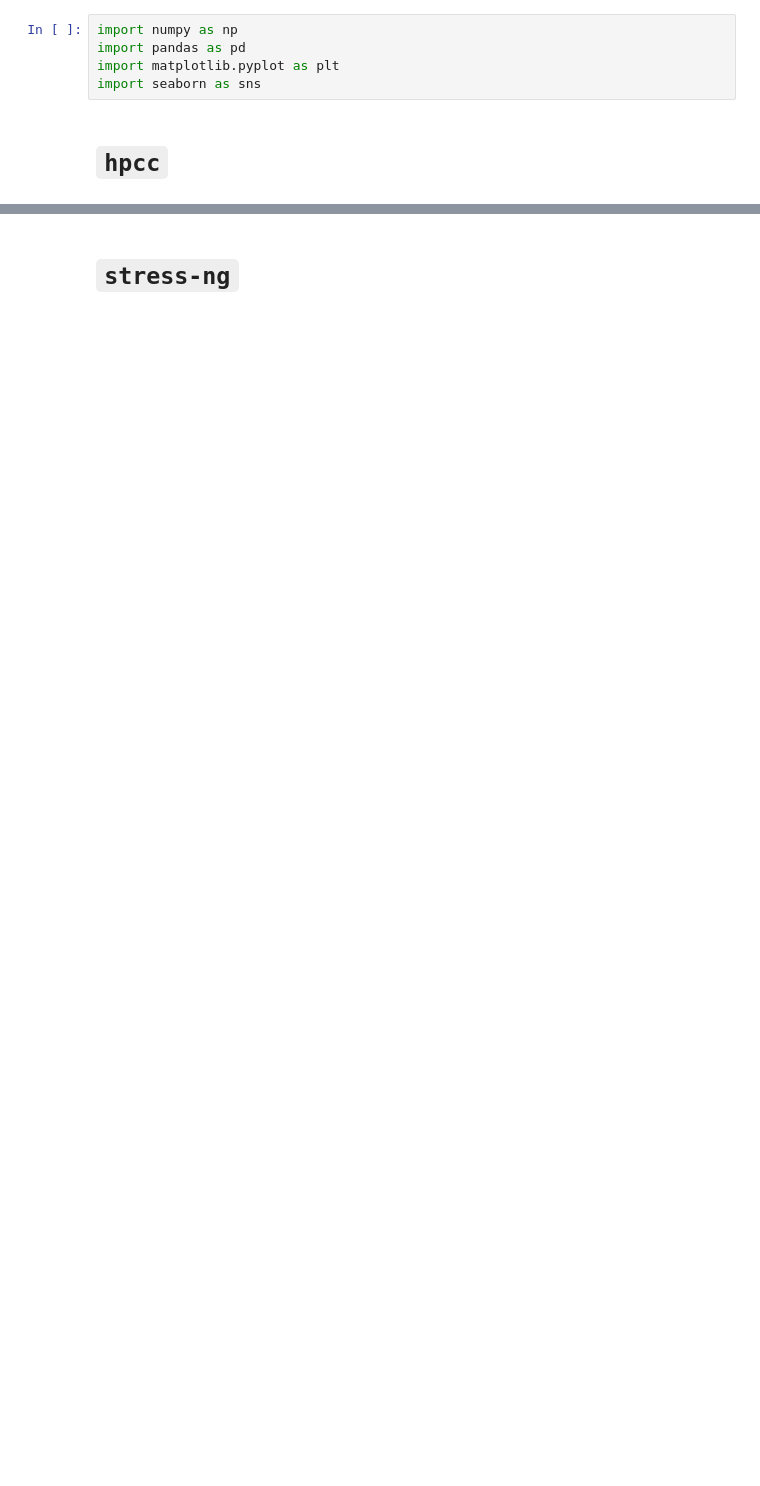
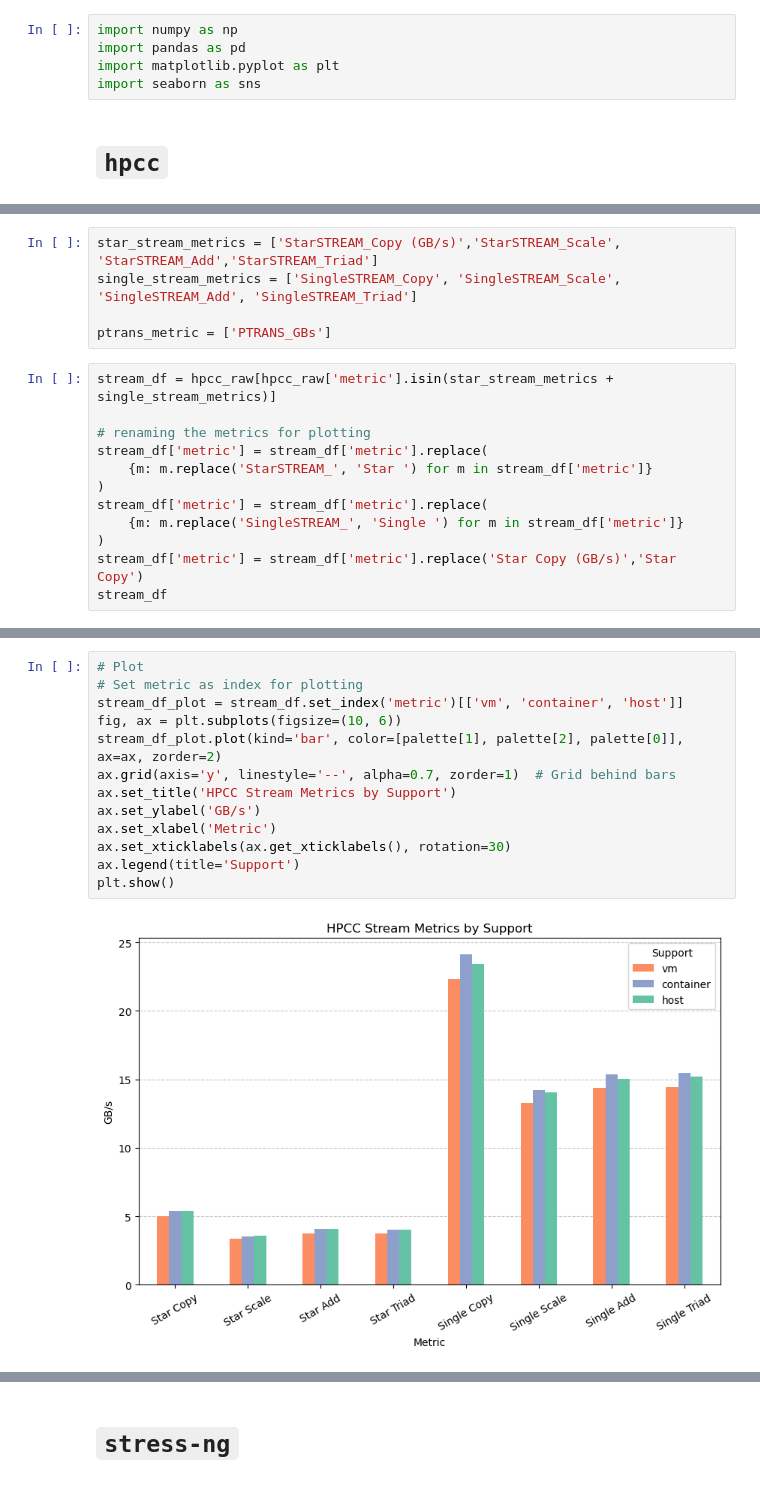
Before and after one commit to giovanni-lucarelli/cloud-basic, a Jupyter notebook: analysis/analysis.ipynb, the cells around one changed output, grey strips where cells are left out. Drawn from its saved outputs; the diff is of its cells as text; blank space fills up the shorter version.

```diff
--- a/analysis/analysis.ipynb
+++ b/analysis/analysis.ipynb
@@ -133,0 +66,17 @@ plt.show()
+# %%
+star_stream_metrics = ['StarSTREAM_Copy (GB/s)','StarSTREAM_Scale', 'StarSTREAM_Add','StarSTREAM_Triad']
+single_stream_metrics = ['SingleSTREAM_Copy', 'SingleSTREAM_Scale', 'SingleSTREAM_Add', 'SingleSTREAM_Triad']
+
+ptrans_metric = ['PTRANS_GBs']
+# %%
+stream_df = hpcc_raw[hpcc_raw['metric'].isin(star_stream_metrics + single_stream_metrics)]
+
+# renaming the metrics for plotting
+stream_df['metric'] = stream_df['metric'].replace(
+    {m: m.replace('StarSTREAM_', 'Star ') for m in stream_df['metric']}
+)
+stream_df['metric'] = stream_df['metric'].replace(
+    {m: m.replace('SingleSTREAM_', 'Single ') for m in stream_df['metric']}
+)
+stream_df['metric'] = stream_df['metric'].replace('Star Copy (GB/s)','Star Copy')
+stream_df
@@ -133,0 +108,15 @@ plt.show()
+# %%
+# Plot
+# Set metric as index for plotting
+stream_df_plot = stream_df.set_index('metric')[['vm', 'container', 'host']]
+fig, ax = plt.subplots(figsize=(10, 6))
+stream_df_plot.plot(kind='bar', color=[palette[1], palette[2], palette[0]], ax=ax, zorder=2)
+ax.grid(axis='y', linestyle='--', alpha=0.7, zorder=1)  # Grid behind bars
+ax.set_title('HPCC Stream Metrics by Support')
+ax.set_ylabel('GB/s')
+ax.set_xlabel('Metric')
+ax.set_xticklabels(ax.get_xticklabels(), rotation=30)
+ax.legend(title='Support')
+plt.show()
+# %% [output]
+[figure, added]
```
Also changed, not shown: parts of 34 cells of this notebook, 2 other files.
